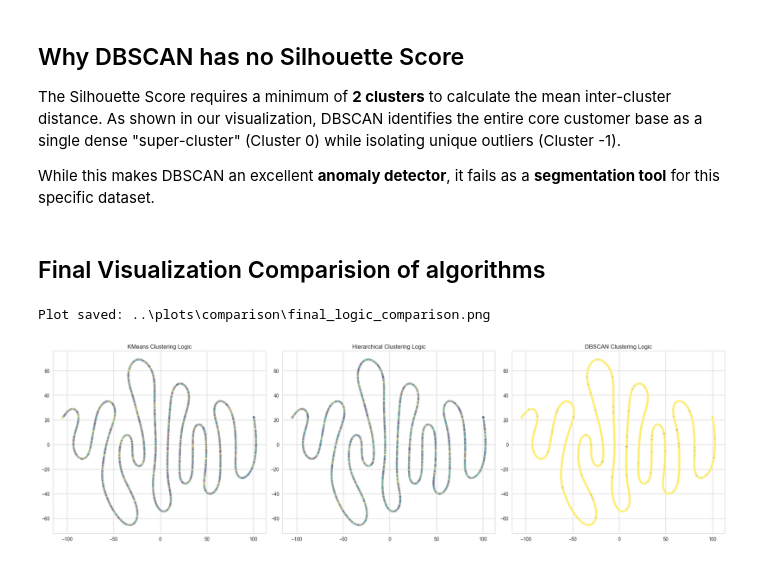
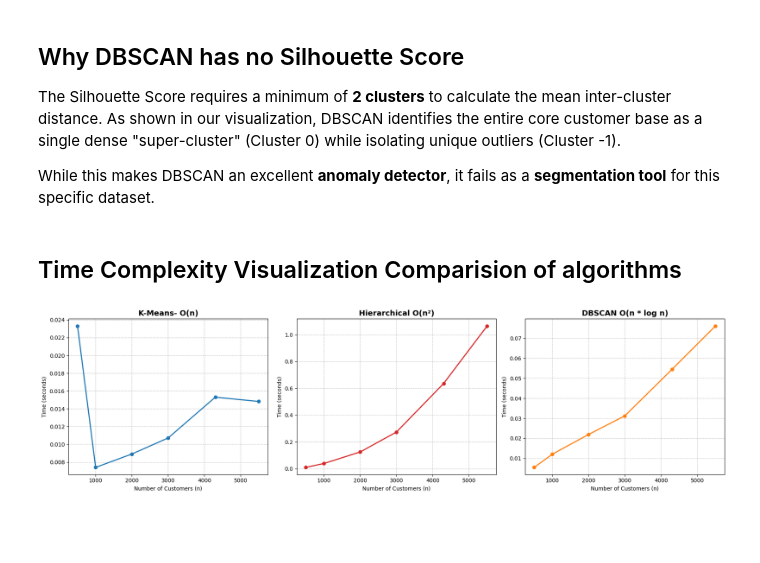
Before and after one commit to Aynorix/Online_Retail_Customer_Segmentation, a Jupyter notebook: notebooks/04_model_comparision.ipynb, the cells around one changed output. Saved outputs shown, nothing was run; the diff lists cells and outputs as text; code cells hidden in the pictures; blank space fills up the shorter version.

Commit message:
Time Complexity Comparison

```diff
--- a/notebooks/04_model_comparision.ipynb
+++ b/notebooks/04_model_comparision.ipynb
@@ -62,23 +62,43 @@ The Silhouette Score requires a minimum of **2 clusters** to calculate the mean
 
 While this makes DBSCAN an excellent **anomaly detector**, it fails as a **segmentation tool** for this specific dataset.
 # %% [markdown]
-## Final Visualization Comparision of algorithms
+## Time Complexity Visualization Comparision of algorithms
 # %%
-# Create a visual summary of the "Shape" of each model
-fig, axes = plt.subplots(1, 3, figsize=(20, 6))
-# Assume tsne_results is already computed or re-run here
-from sklearn.manifold import TSNE
-tsne_coords = TSNE(n_components=2, random_state=42).fit_transform(X_pca)
+import time
+import matplotlib.pyplot as plt
+import numpy as np
+from sklearn.cluster import KMeans, AgglomerativeClustering, DBSCAN
+from sklearn.datasets import make_blobs
 
-models = ['KMeans', 'Hierarchical', 'DBSCAN']
-for i, m in enumerate(models):
-    sns.scatterplot(x=tsne_coords[:,0], y=tsne_coords[:,1], hue=results_df[m], ax=axes[i], palette='viridis', s=20, alpha=0.5)
-    axes[i].set_title(f"{m} Clustering Logic")
-    axes[i].get_legend().remove()
+# Setup data sizes and results
+data_sizes = [500, 1000, 2000, 3000, 4300, 5500]
+results = {'KMeans': [], 'Hierarchical': [], 'DBSCAN': []}
+
+# Simulate time complexity
+for n in data_sizes:
+    X, _ = make_blobs(n_samples=n, centers=3, n_features=3, random_state=42)
+
+    # Timing K-Means
+    s = time.time(); KMeans(n_clusters=3, n_init=5).fit(X); results['KMeans'].append(time.time()-s)
+    # Timing Hierarchical
+    s = time.time(); AgglomerativeClustering(n_clusters=3).fit(X); results['Hierarchical'].append(time.time()-s)
+    # Timing DBSCAN
+    s = time.time(); DBSCAN(eps=0.5).fit(X); results['DBSCAN'].append(time.time()-s)
+
+# Create side-by-side subplots
+fig, axes = plt.subplots(1, 3, figsize=(18, 5), sharey=False)
+titles = ['K-Means- O(n)', 'Hierarchical O(n²)', 'DBSCAN O(n * log n)']
+colors = ['#1f77b4', '#d62728', '#ff7f0e']
+keys = ['KMeans', 'Hierarchical', 'DBSCAN']
+
+for i in range(3):
+    axes[i].plot(data_sizes, results[keys[i]], marker='o', color=colors[i], linewidth=2)
+    axes[i].set_title(titles[i], fontsize=14, fontweight='bold')
+    axes[i].set_xlabel('Number of Customers (n)')
+    axes[i].set_ylabel('Time (seconds)')
+    axes[i].grid(True, linestyle='--', alpha=0.7)
 
 plt.tight_layout()
-save_plot('final_logic_comparison.png', folder='comparison')
 plt.show()
 # %% [output]
-Plot saved: ..\plots\comparison\final_logic_comparison.png
-[figure, old version]
+[figure, new version]
```
Also changed, not shown: parts of 1 cell of this notebook.
